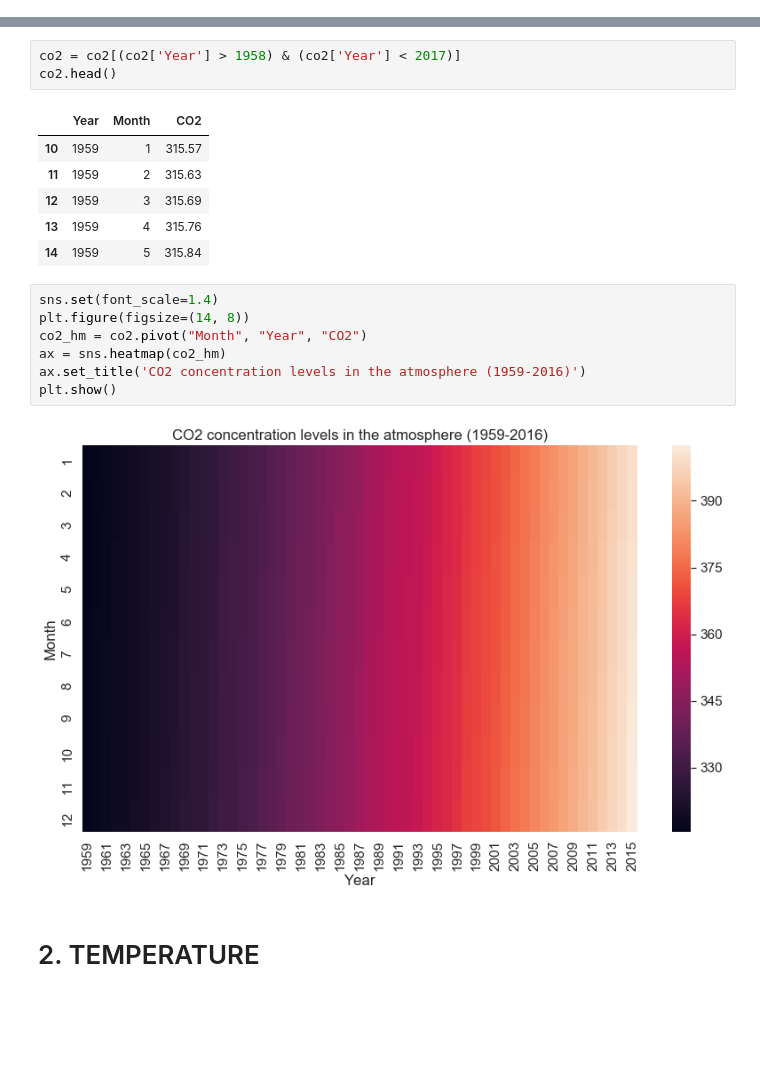
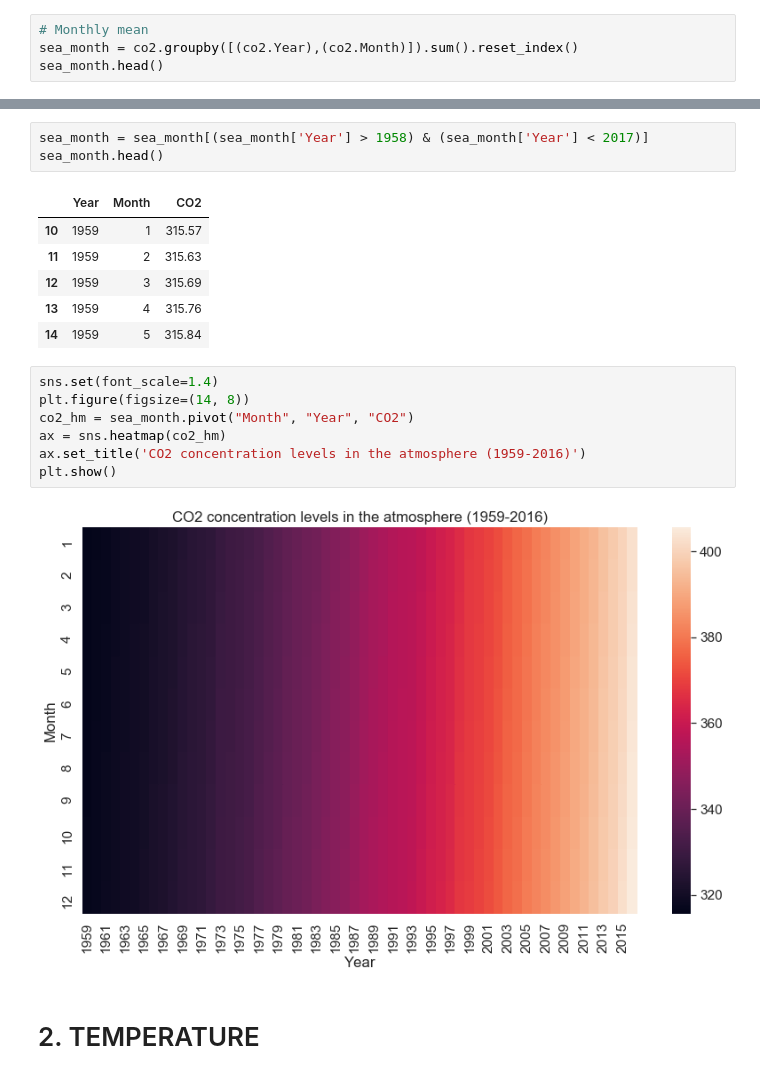
Before and after one commit to annaviper/climate-change, a Jupyter notebook: 2_co2_temp.ipynb, the cells around one changed output, grey strips where cells are left out. Cells and saved outputs as stored; diff of their text form; blank space fills up the shorter version.

Commit message:
updating monthly means

```diff
--- a/2_co2_temp.ipynb
+++ b/2_co2_temp.ipynb
@@ -30,3 +30,7 @@ co2.head()
 | 4 | 1958 | 7 | 315.21 |
 # %% [markdown]
 # Annual mean
+# %%
+# Monthly mean
+sea_month = co2.groupby([(co2.Year),(co2.Month)]).sum().reset_index()
+sea_month.head()
@@ -100,8 +100,8 @@ dtype: int64
 # %% [markdown]
 The grey patches are not NaN vaues on the dataset as expected, since we had already removed them, it is just missing information for those months, so let's remove them to only work with years with information available for all the months.
 # %%
-co2 = co2[(co2['Year'] > 1958) & (co2['Year'] < 2017)]
-co2.head()
+sea_month = sea_month[(sea_month['Year'] > 1958) & (sea_month['Year'] < 2017)]
+sea_month.head()
 # %% [output]
 |  | Year | Month | CO2 |
 | 10 | 1959 | 1 | 315.57 |
@@ -112,12 +112,12 @@ co2.head()
 # %%
 sns.set(font_scale=1.4)
 plt.figure(figsize=(14, 8))
-co2_hm = co2.pivot("Month", "Year", "CO2")
+co2_hm = sea_month.pivot("Month", "Year", "CO2")
 ax = sns.heatmap(co2_hm)
 ax.set_title('CO2 concentration levels in the atmosphere (1959-2016)')
 plt.show()
 # %% [output]
-[figure, old version]
+[figure, new version]
 # %% [markdown]
 # 2. TEMPERATURE
 # %%
```
Also changed, not shown: parts of 7 cells of this notebook.
